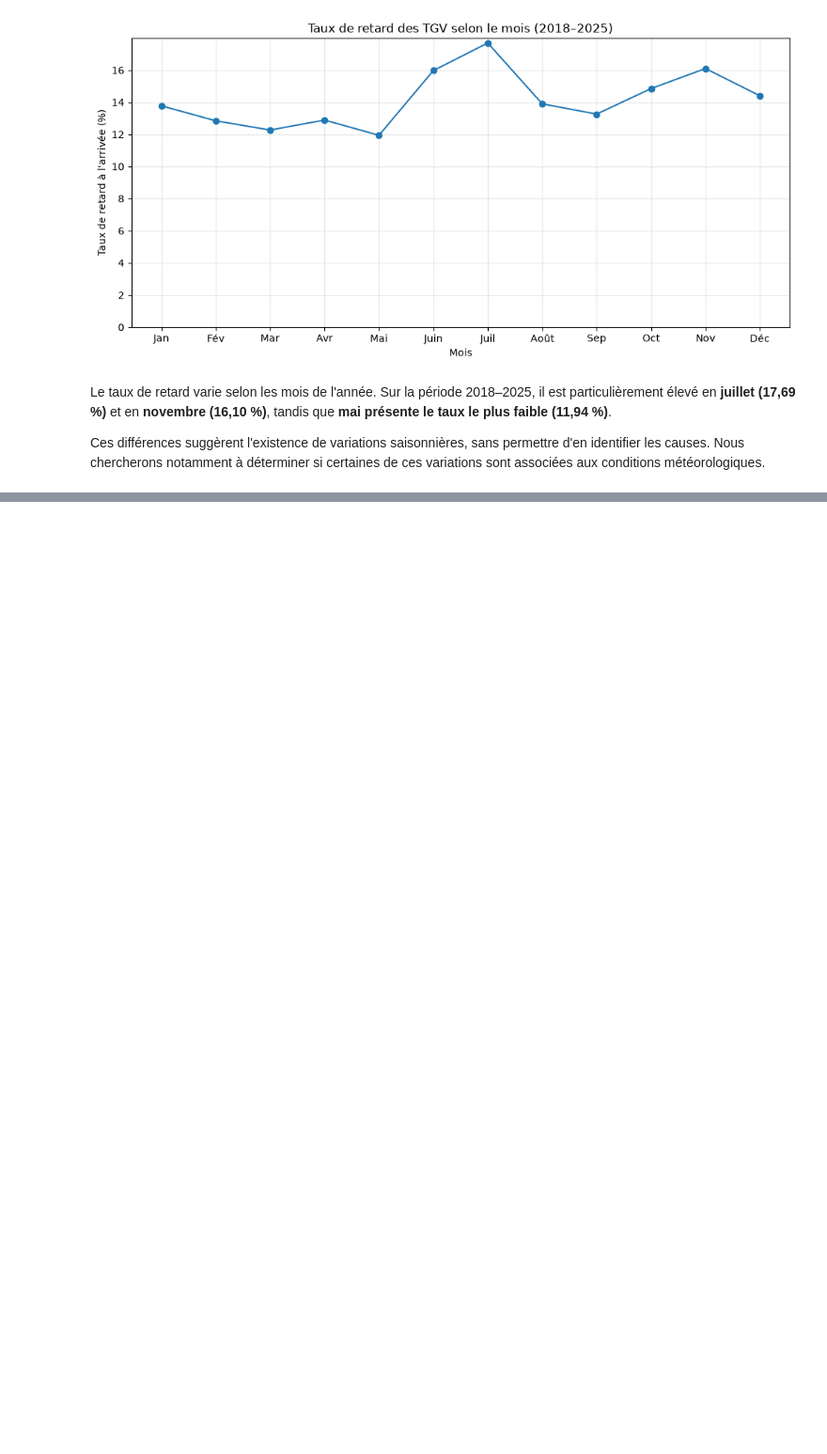
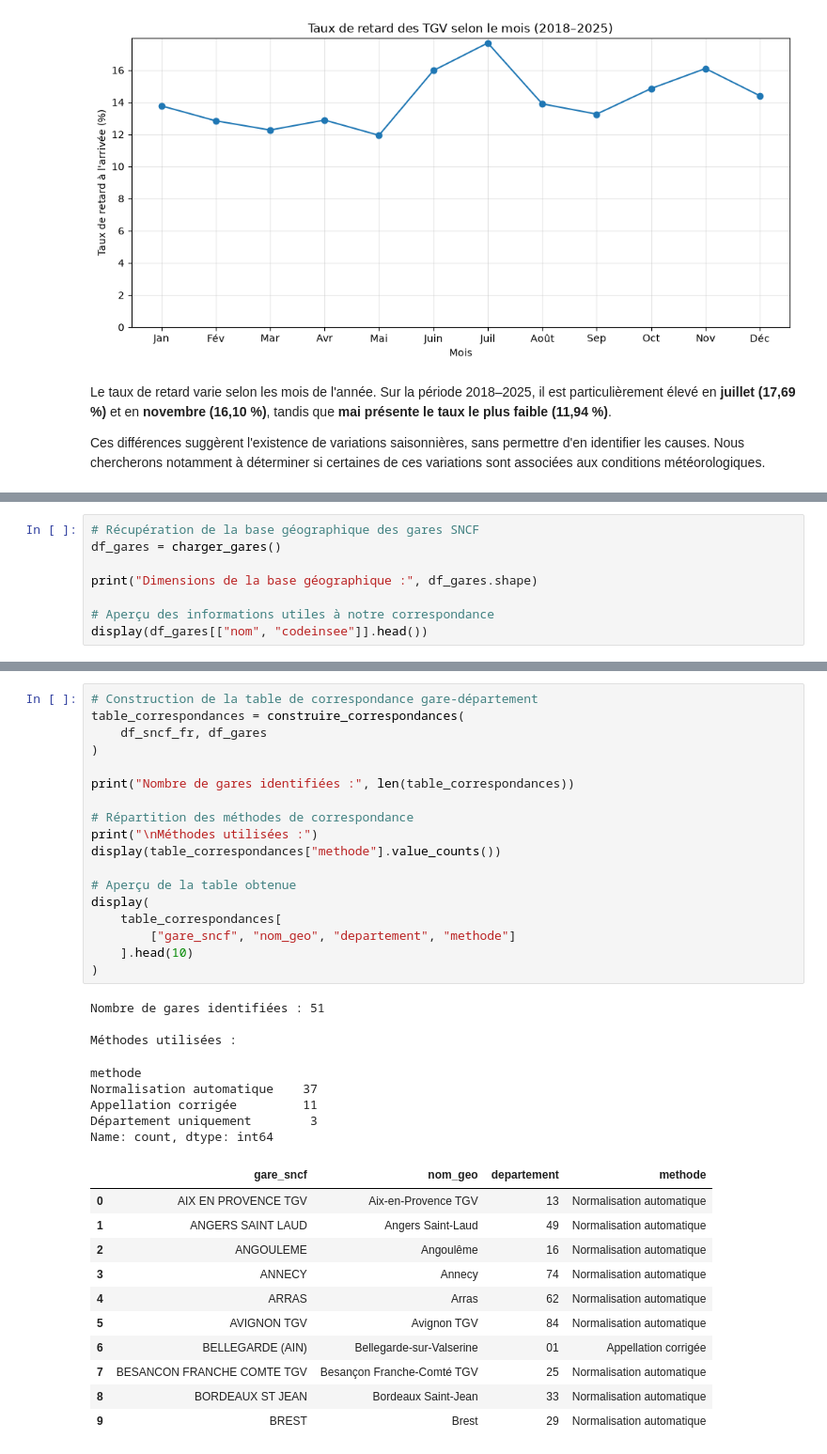
Before and after one commit to luteceagn/Projet_Python_ds, a Jupyter notebook: rapport_final.ipynb, the cells around one changed output, grey strips where cells are left out. Shown at 94% size. Saved outputs shown, nothing was run; the diff lists cells and outputs as text; blank space fills up the shorter version.

```diff
--- a/rapport_final.ipynb
+++ b/rapport_final.ipynb
@@ -374,0 +472,8 @@ Ces différences suggèrent l'existence de variations saisonnières, sans permet
+# %%
+# Récupération de la base géographique des gares SNCF
+df_gares = charger_gares()
+
+print("Dimensions de la base géographique :", df_gares.shape)
+
+# Aperçu des informations utiles à notre correspondance
+display(df_gares[["nom", "codeinsee"]].head())
@@ -374,0 +494,38 @@ Ces différences suggèrent l'existence de variations saisonnières, sans permet
+# %%
+# Construction de la table de correspondance gare-département
+table_correspondances = construire_correspondances(
+    df_sncf_fr, df_gares
+)
+
+print("Nombre de gares identifiées :", len(table_correspondances))
+
+# Répartition des méthodes de correspondance
+print("\nMéthodes utilisées :")
+display(table_correspondances["methode"].value_counts())
+
+# Aperçu de la table obtenue
+display(
+    table_correspondances[
+        ["gare_sncf", "nom_geo", "departement", "methode"]
+    ].head(10)
+)
+# %% [output]
+Nombre de gares identifiées : 51
+
+Méthodes utilisées :
+methode
+Normalisation automatique    37
+Appellation corrigée         11
+Département uniquement        3
+Name: count, dtype: int64
+|  | gare_sncf | nom_geo | departement | methode |
+| 0 | AIX EN PROVENCE TGV | Aix-en-Provence TGV | 13 | Normalisation automatique |
+| 1 | ANGERS SAINT LAUD | Angers Saint-Laud | 49 | Normalisation automatique |
+| 2 | ANGOULEME | Angoulême | 16 | Normalisation automatique |
+| 3 | ANNECY | Annecy | 74 | Normalisation automatique |
+| 4 | ARRAS | Arras | 62 | Normalisation automatique |
+| 5 | AVIGNON TGV | Avignon TGV | 84 | Normalisation automatique |
+| 6 | BELLEGARDE (AIN) | Bellegarde-sur-Valserine | 01 | Appellation corrigée |
+| 7 | BESANCON FRANCHE COMTE TGV | Besançon Franche-Comté TGV | 25 | Normalisation automatique |
+| 8 | BORDEAUX ST JEAN | Bordeaux Saint-Jean | 33 | Normalisation automatique |
+| 9 | BREST | Brest | 29 | Normalisation automatique |
```
Also changed, not shown: parts of 8 cells of this notebook.
